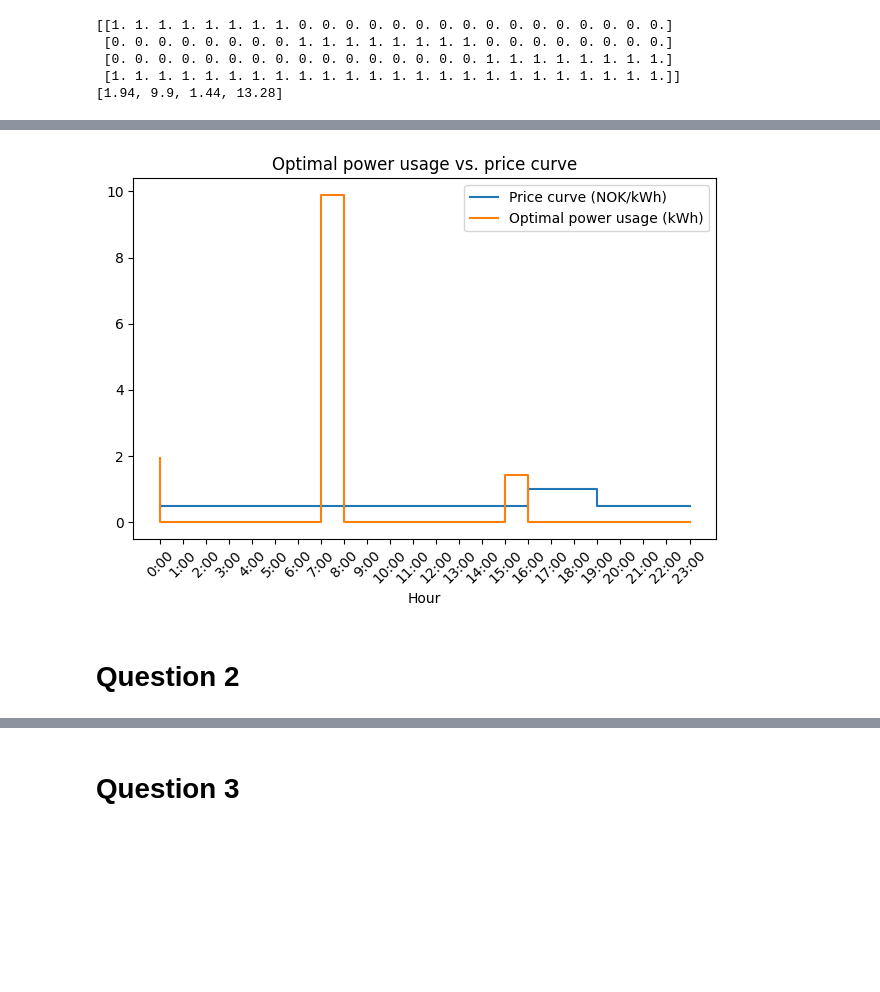
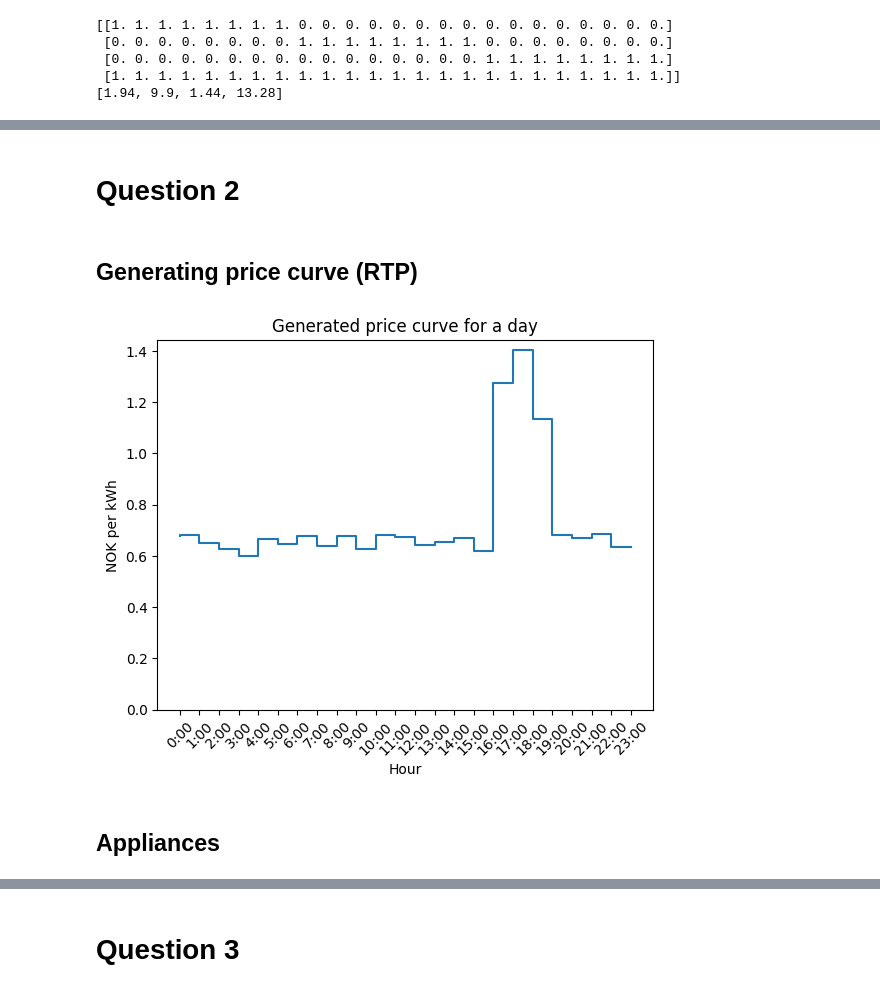
Before and after one commit to aishanbianshan/IN5410_a1, a Jupyter notebook: assignment1.ipynb, the cells around one changed output, grey strips where cells are left out. Cells and saved outputs as stored; diff of their text form; code cells hidden in the pictures; blank space fills up the shorter version.

```diff
--- a/assignment1.ipynb
+++ b/assignment1.ipynb
@@ -121,9 +115,7 @@ plot_price_curve(costs)
-# %%
-plot_price_curve_vs_usage(costs, optimal_usage)
-# %% [output]
-[figure, removed]
 # %% [markdown]
 # Question 2
+# %% [markdown]
+## Generating price curve (RTP)
 # %%
 def generate_price_curve_RTP(peak_hours: list) -> list:
     """Generate a random real-time price curve for a day
@@ -137,4 +131,11 @@ def generate_price_curve_RTP(peak_hours: list) -> list:
     ]
 
     return price_curve
+# %%
+
+plot_price_curve(generate_price_curve_RTP(peak_hours))
+# %% [output]
+[figure, added]
+# %% [markdown]
+## Appliances
 # %%
```
Also changed, not shown: parts of 17 cells of this notebook.
